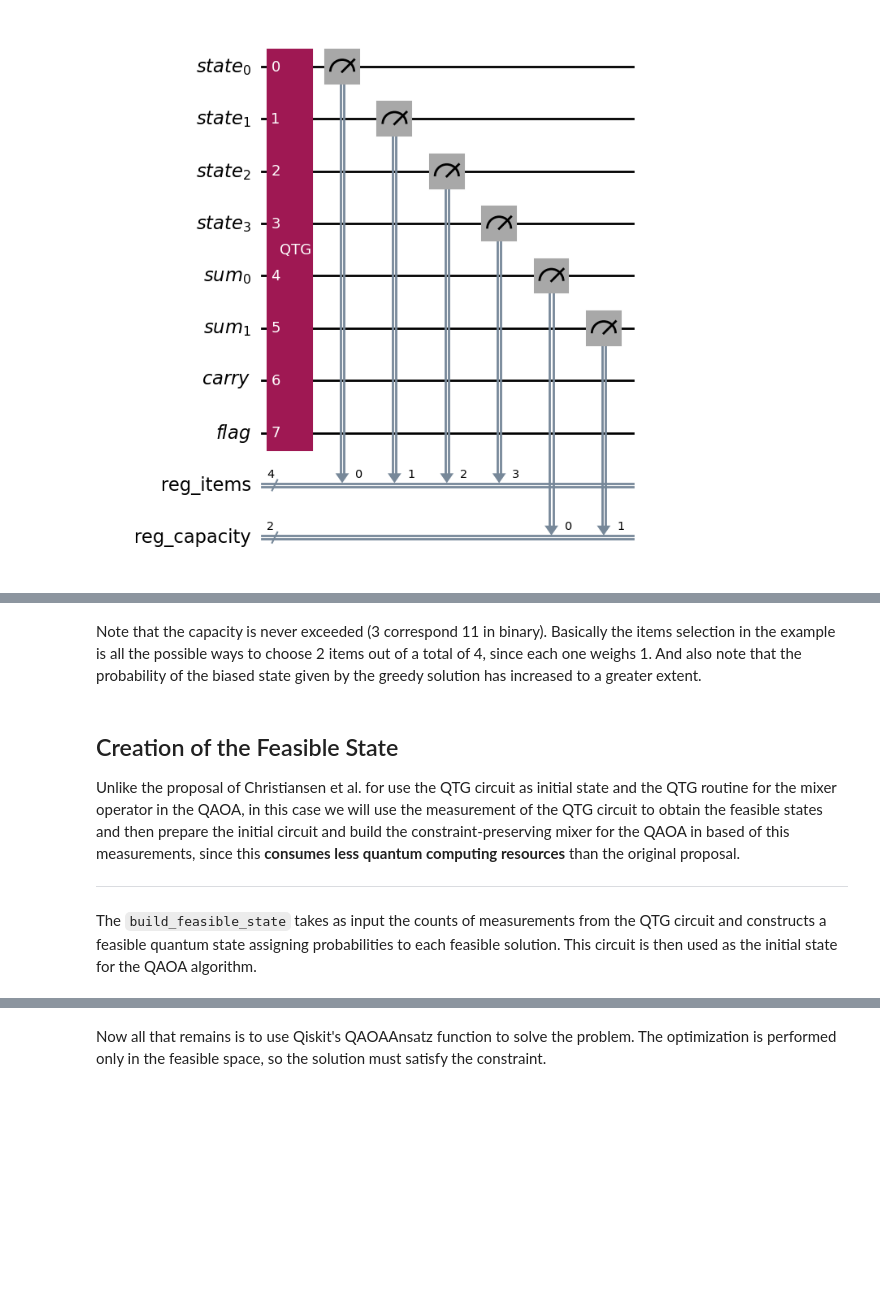
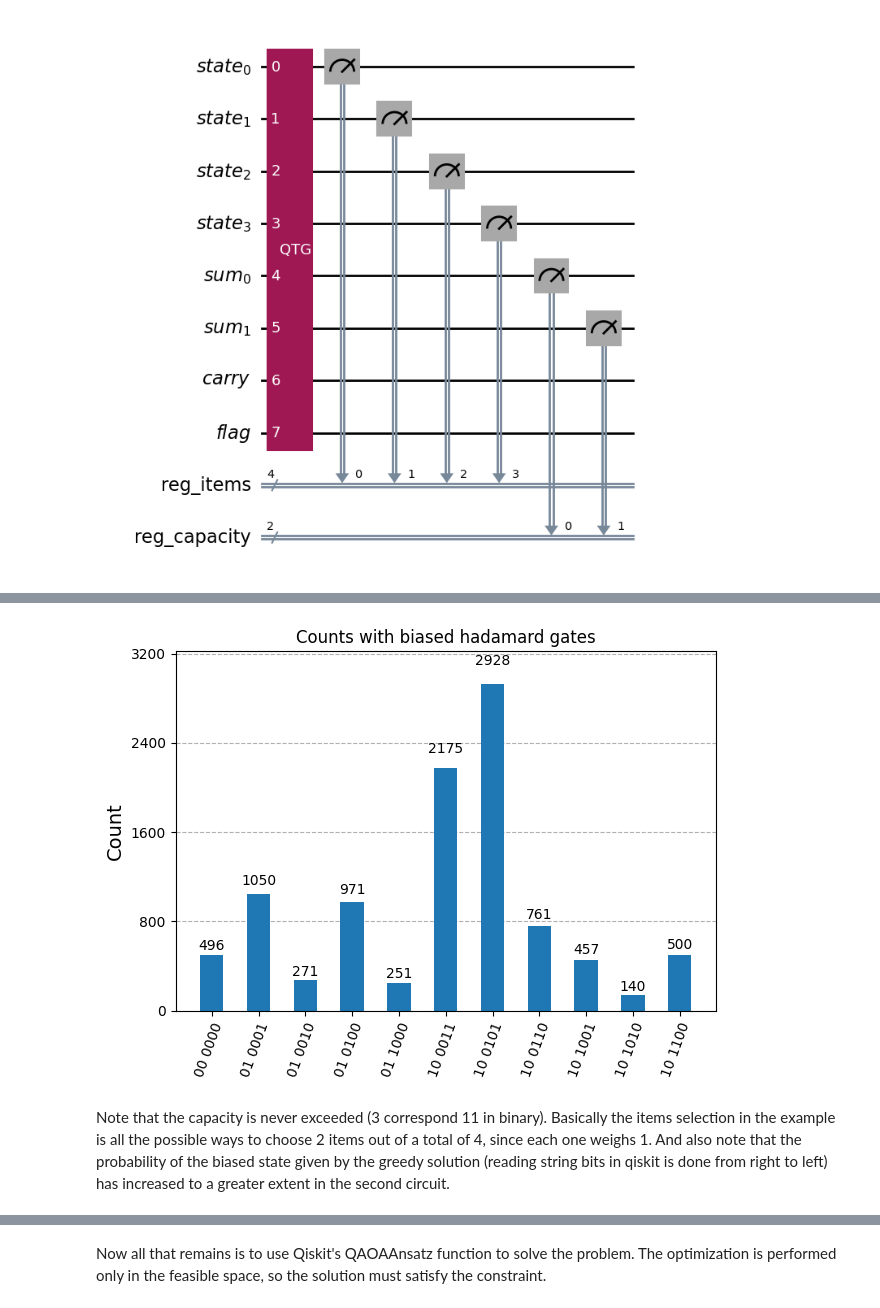
Before and after one commit to PiPevafo/QTG-QAOA_for_QKP, a Jupyter notebook: summary.ipynb, the cells around one changed output, grey strips where cells are left out. Cells and saved outputs as stored; diff of their text form; code cells hidden in the pictures; blank space fills up the shorter version.

```diff
--- a/summary.ipynb
+++ b/summary.ipynb
@@ -117,9 +135,14 @@ plot_histogram(counts)
+# %%
+# Execute the circuit with biased gates
+transpiled_circuit_biased = transpile(qc_QTG_biased, simulator)
+
+shots = 10_000
+job = simulator.run(transpiled_circuit_biased, backend=simulator, shots=shots)
+result = job.result()
+counts = result.get_counts()
+
+plot_histogram(counts, title="Counts with biased hadamard gates")
+# %% [output]
+[figure, added]
 # %% [markdown]
-Note that the capacity is never exceeded (3 correspond 11 in binary). Basically the items selection in the example is all the possible ways to choose 2 items out of a total of 4, since each one weighs 1. And also note that the probability of the biased state given by the greedy solution has increased to a greater extent.
+Note that the capacity is never exceeded (3 correspond 11 in binary). Basically the items selection in the example is all the possible ways to choose 2 items out of a total of 4, since each one weighs 1. And also note that the probability of the biased state given by the greedy solution (reading string bits in qiskit is done from right to left) has increased to a greater extent in the second circuit.
-# %% [markdown]
-## Creation of the Feasible State
-
-Unlike the proposal of Christiansen et al. for use the QTG circuit as initial state and the QTG routine for the mixer operator in the QAOA, in this case we will use the measurement of the QTG circuit to obtain the feasible states and then prepare the initial circuit and build the constraint-preserving mixer for the QAOA in based of this measurements, since this **consumes less quantum computing resources** than the original proposal.
-
----
-The `build_feasible_state` takes as input the counts of measurements from the QTG circuit and constructs a feasible quantum state assigning probabilities to each feasible solution. This circuit is then used as the initial state for the QAOA algorithm.
```
Also changed, not shown: parts of 29 cells of this notebook, 9 other files.
